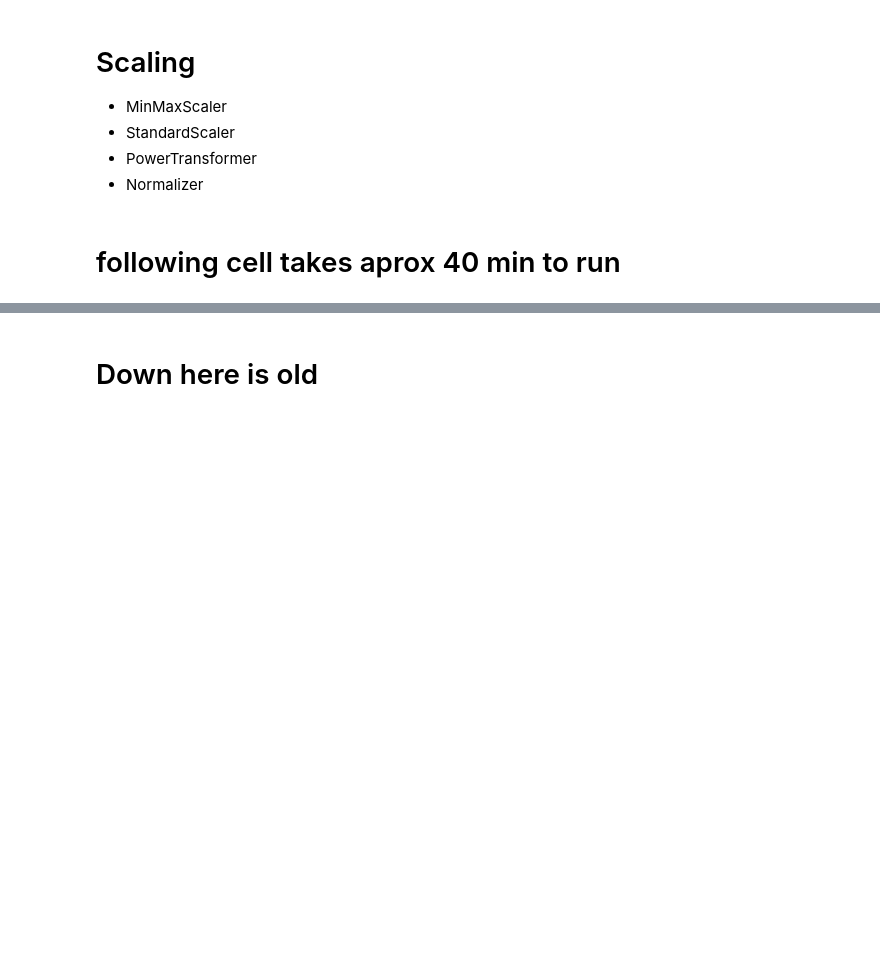
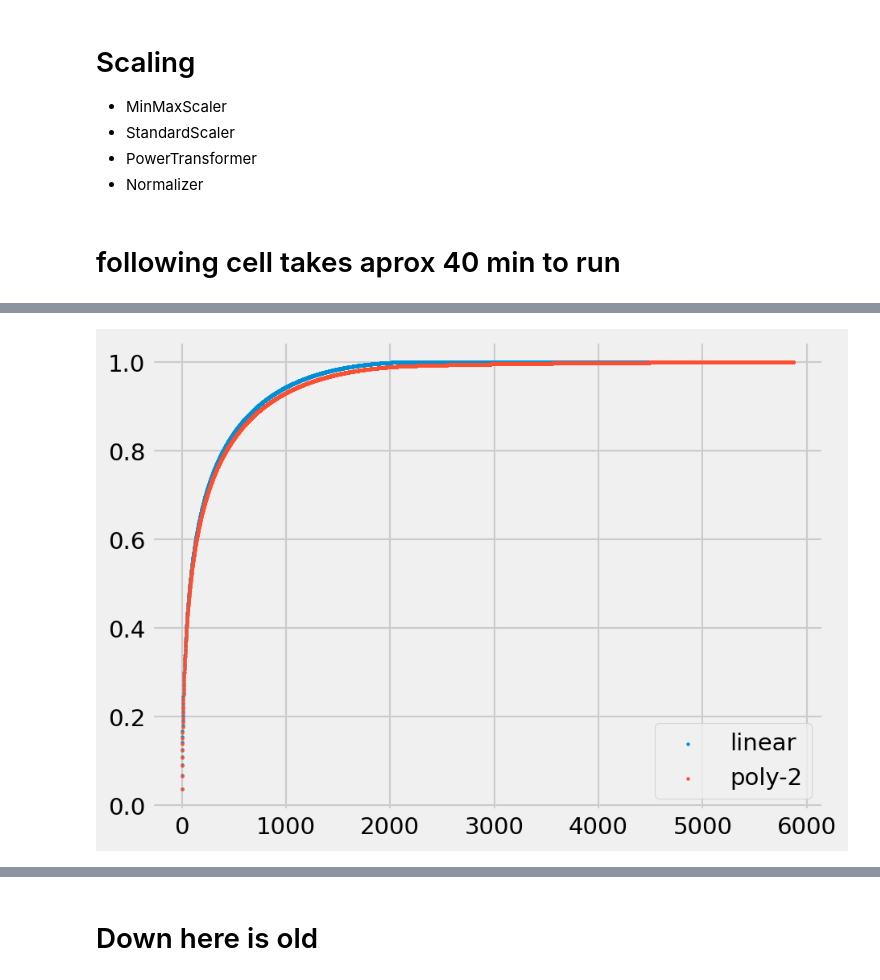
Before and after one commit to Parolps/Projeto-3, a Jupyter notebook: notebooks/feature_selection.ipynb, the cells around one changed output, grey strips where cells are left out. Saved outputs shown, nothing was run; the diff lists cells and outputs as text; code cells hidden in the pictures; blank space fills up the shorter version.

```diff
--- a/notebooks/feature_selection.ipynb
+++ b/notebooks/feature_selection.ipynb
@@ -195,0 +219,21 @@ plt.show()
+# %%
+plt.scatter(
+    range(0, len(to_plot_lin)),
+    to_plot_lin,
+    marker=".",
+    linewidth=1,
+    s=5,
+    label="linear",
+)
+plt.scatter(
+    range(0, len(to_plot_poly2)),
+    to_plot_poly2,
+    marker=".",
+    linewidth=1,
+    s=5,
+    label="poly-2",
+)
+plt.legend()
+plt.show()
+# %% [output]
+[figure, added]
```
Also changed, not shown: parts of 25 cells of this notebook, 3 other files.
